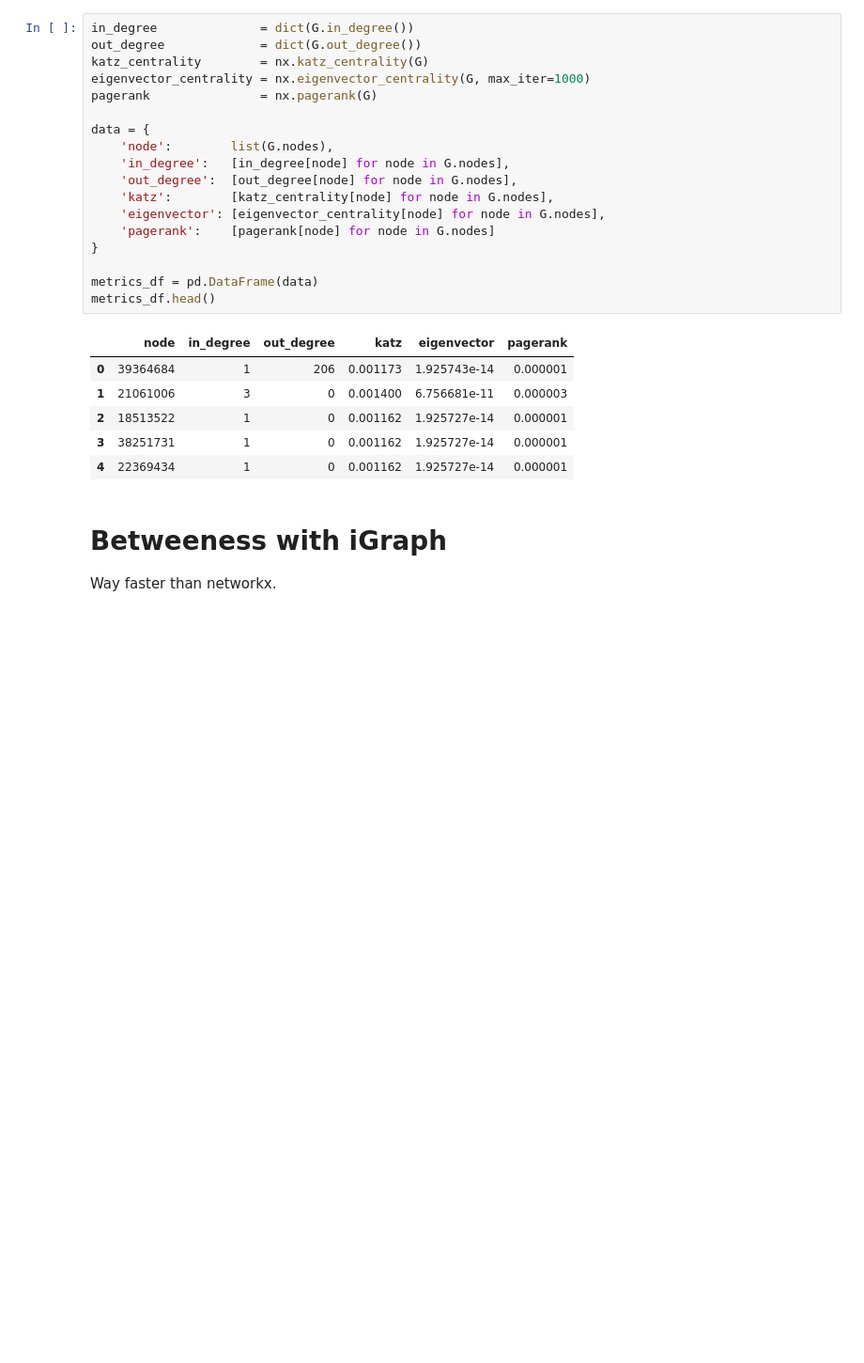
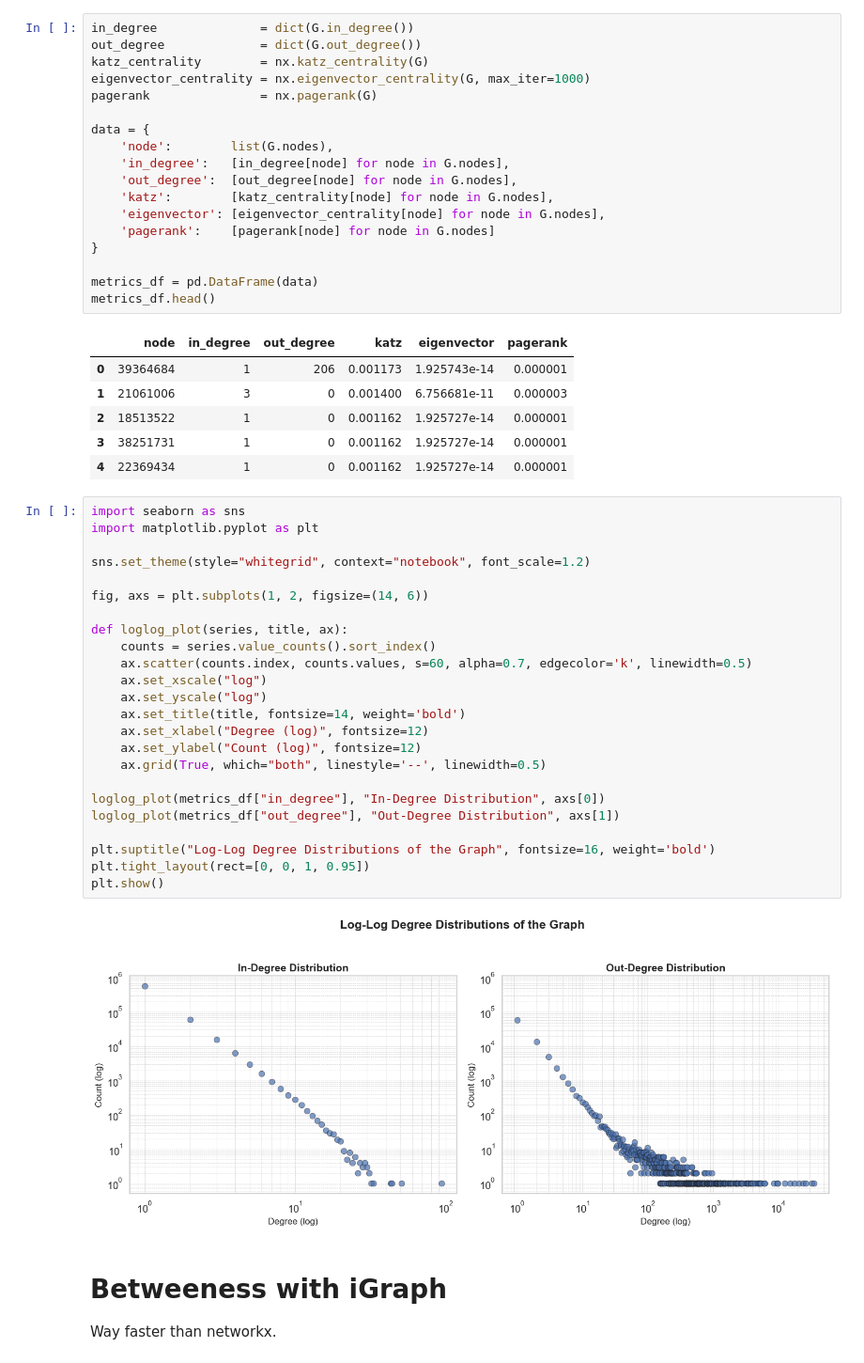
Before and after one commit to Xron7/FakeNewsDetection, a Jupyter notebook: network/network_analysis.ipynb, the cells around one changed output. Shown at 94% size. Drawn from its saved outputs; the diff is of its cells as text; blank space fills up the shorter version.

Commit message:
degree log dist

```diff
--- a/network/network_analysis.ipynb
+++ b/network/network_analysis.ipynb
@@ -54,6 +54,32 @@ metrics_df.head()
 | 2 | 18513522 | 1 | 0 | 0.001162 | 1.925727e-14 | 0.000001 |
 | 3 | 38251731 | 1 | 0 | 0.001162 | 1.925727e-14 | 0.000001 |
 | 4 | 22369434 | 1 | 0 | 0.001162 | 1.925727e-14 | 0.000001 |
+# %%
+import seaborn as sns
+import matplotlib.pyplot as plt
+
+sns.set_theme(style="whitegrid", context="notebook", font_scale=1.2)
+
+fig, axs = plt.subplots(1, 2, figsize=(14, 6))
+
+def loglog_plot(series, title, ax):
+    counts = series.value_counts().sort_index()
+    ax.scatter(counts.index, counts.values, s=60, alpha=0.7, edgecolor='k', linewidth=0.5)
+    ax.set_xscale("log")
+    ax.set_yscale("log")
+    ax.set_title(title, fontsize=14, weight='bold')
+    ax.set_xlabel("Degree (log)", fontsize=12)
+    ax.set_ylabel("Count (log)", fontsize=12)
+    ax.grid(True, which="both", linestyle='--', linewidth=0.5)
+
+loglog_plot(metrics_df["in_degree"], "In-Degree Distribution", axs[0])
+loglog_plot(metrics_df["out_degree"], "Out-Degree Distribution", axs[1])
+
+plt.suptitle("Log-Log Degree Distributions of the Graph", fontsize=16, weight='bold')
+plt.tight_layout(rect=[0, 0, 1, 0.95])
+plt.show()
+# %% [output]
+[figure, added]
 # %% [markdown]
 # Betweeness with iGraph
 
```
Also changed, not shown: parts of 2 cells of this notebook.
